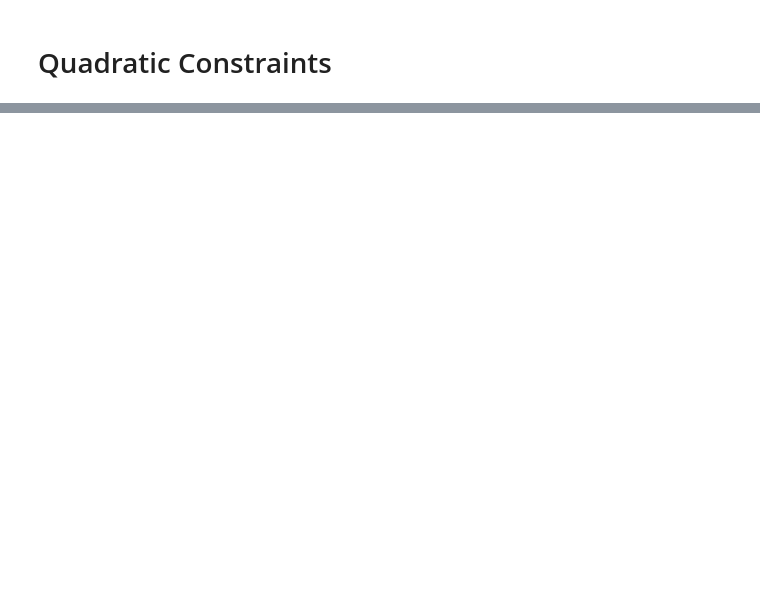
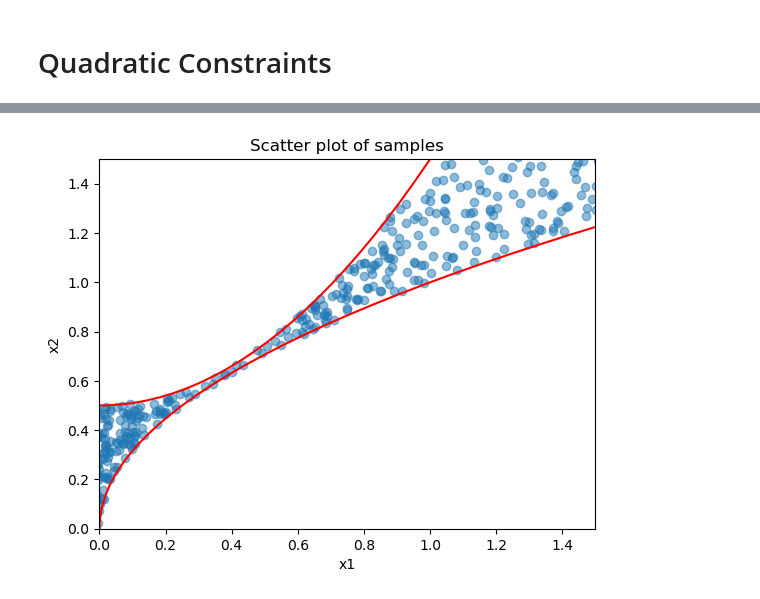
Before and after one commit to erik-a-bensen/tmg_hmc, a Jupyter notebook: tests.ipynb, the cells around one changed output, grey strips where cells are left out. Cells and saved outputs as stored; diff of their text form; code cells hidden in the pictures; blank space fills up the shorter version.

```diff
--- a/tests.ipynb
+++ b/tests.ipynb
@@ -159,3 +159,17 @@ sample iteration: 6258 of 10000
+# %%
+# Scatter plot
+plt.scatter(samples[:,0], samples[:,1], alpha=0.5)
+plt.xlabel('x1')
+plt.ylabel('x2')
+x = np.linspace(-2,2,100)
+plt.plot(x, x**2+0.5, color='red')
+plt.plot(x**2, x, color='red')
+plt.title('Scatter plot of samples')
+plt.xlim(0,1.5)
+plt.ylim(0,1.5)
+plt.show()
+# %% [output]
+[figure, added]
 # %%
 sampler.save('test.pkl')
 # %%
```
Also changed, not shown: parts of 8 cells of this notebook.
